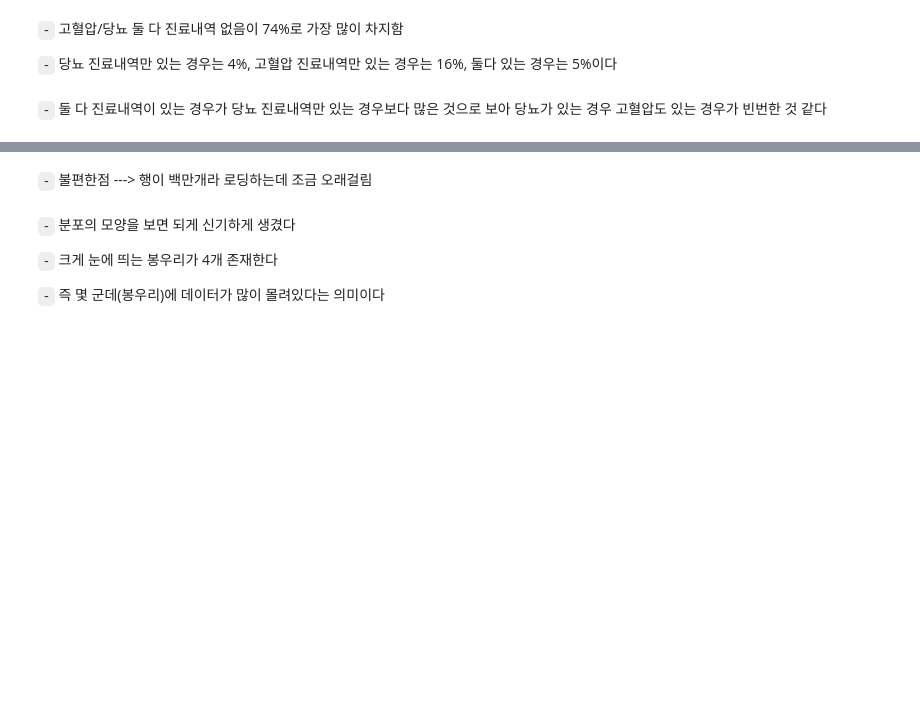
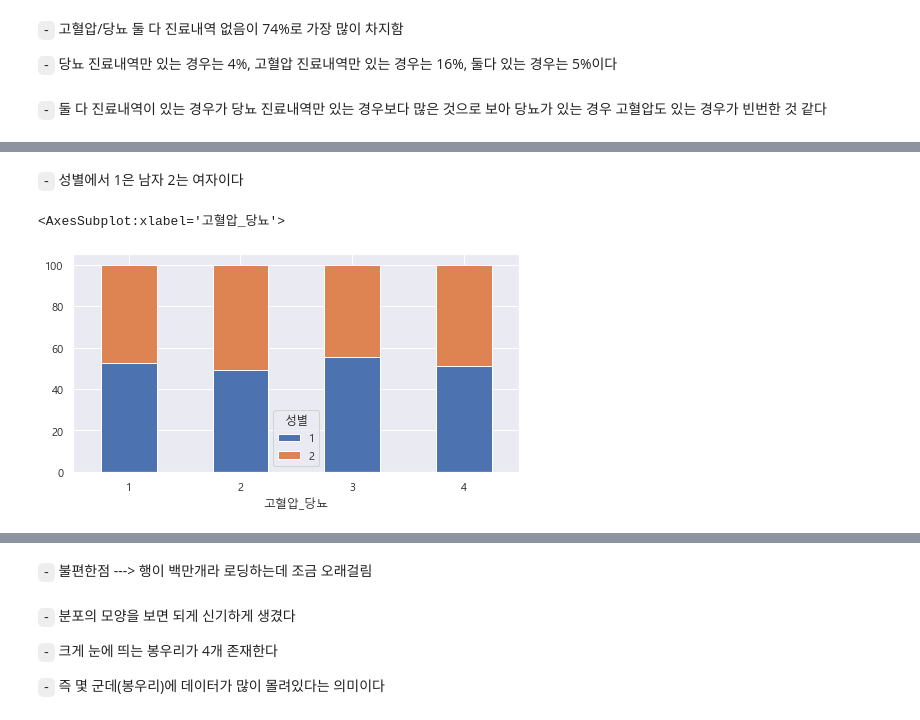
Before and after one commit to Jaesu26/study-blog, a Jupyter notebook: _notebooks/2021-10-01-혈압혈당데이터분석.ipynb, the cells around one changed output, grey strips where cells are left out. Cells and saved outputs as stored; diff of their text form; code cells hidden in the pictures; blank space fills up the shorter version.

```diff
--- a/_notebooks/2021-10-01-혈압혈당데이터분석.ipynb
+++ b/_notebooks/2021-10-01-혈압혈당데이터분석.ipynb
@@ -276,0 +240,2 @@ DIS_table
+# %%
+DIS_SEX_table = df.groupby(['성별', '고혈압_당뇨']).size().reset_index(name = 'cnt').pivot(index = '고혈압_당뇨', columns = '성별', values = 'cnt')
@@ -276,0 +251,8 @@ DIS_table
+# %% [markdown]
+`-` 성별에서 1은 남자 2는 여자이다
+# %%
+DIS_SEX_table_prob = DIS_SEX_table.apply(lambda x: x*100 / sum(x), axis = 1) # 상대도수를 구함
+DIS_SEX_table_prob.plot.bar(stacked = True, rot = 0)
+# %% [output]
+<AxesSubplot:xlabel='고혈압_당뇨'>
+[figure, added]
```
Also changed, not shown: parts of 60 cells of this notebook.
